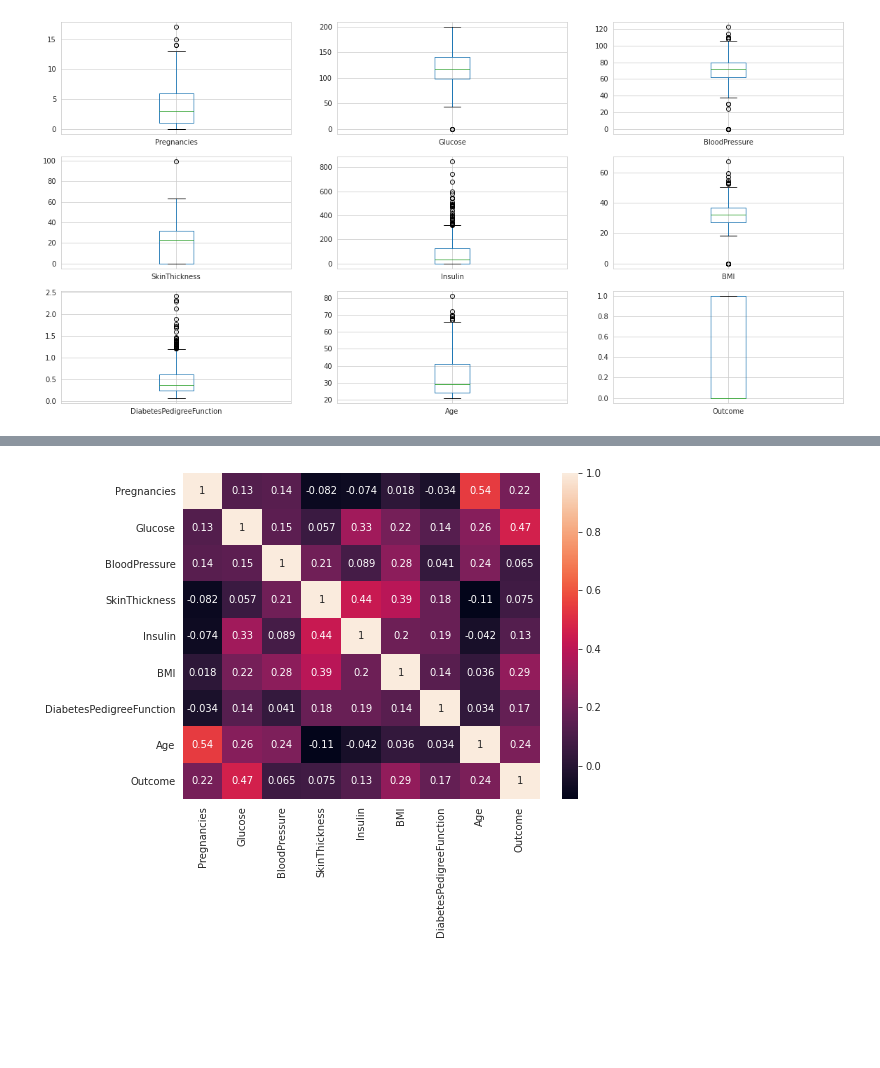
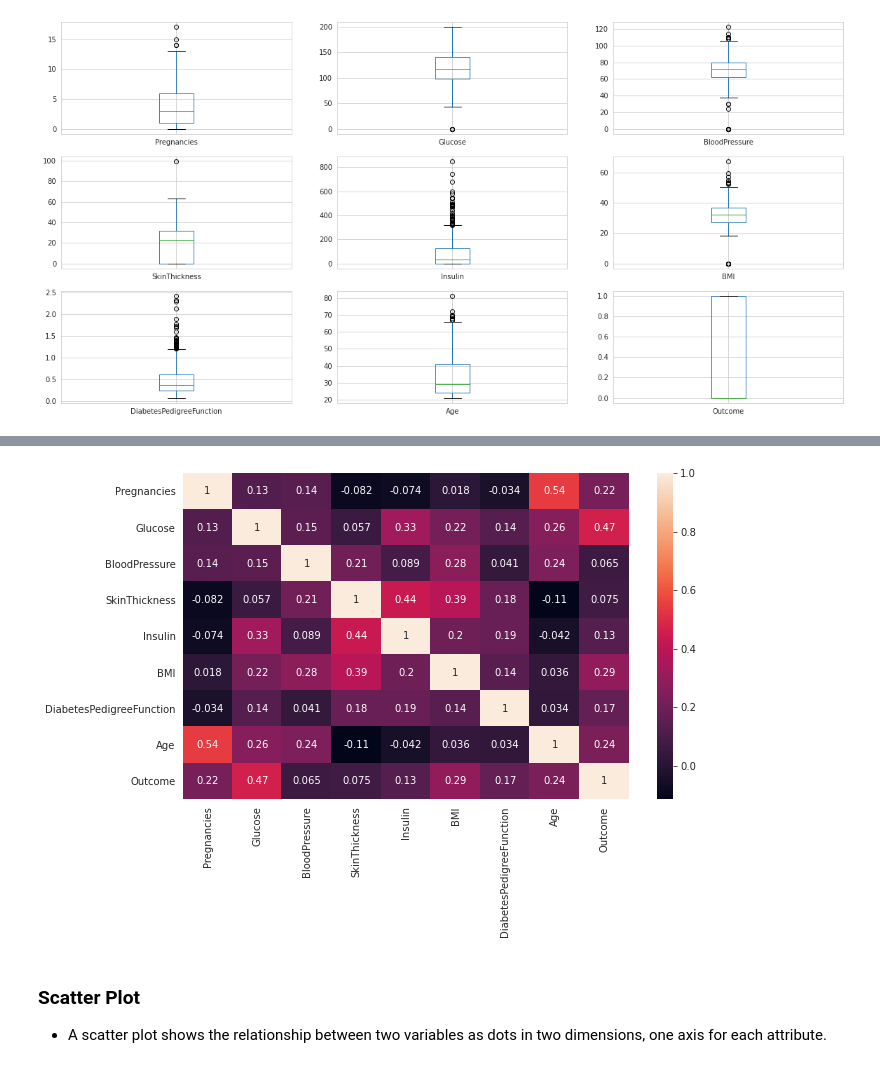
Before and after one commit to hossainlab/aml4h, a Jupyter notebook: book/_build/jupyter_execute/notebooks/02-Exploring-Data-wtih-Visualization.ipynb, the cells around one changed output, grey strips where cells are left out. Drawn from its saved outputs; the diff is of its cells as text; code cells hidden in the pictures; blank space fills up the shorter version.

Commit message:
eda&visualization

```diff
--- a/book/_build/jupyter_execute/notebooks/02-Exploring-Data-wtih-Visualization.ipynb
+++ b/book/_build/jupyter_execute/notebooks/02-Exploring-Data-wtih-Visualization.ipynb
@@ -43,7 +82,10 @@ plt.show()
 # %%
-plt.figure(figsize=(8,6))
+plt.figure(figsize=(10,6))
 corr = df.corr()
 sns.heatmap(corr, annot=True)
 plt.show()
 # %% [output]
-[figure, old version]
+[figure, new version]
+# %% [markdown]
+### Scatter Plot
+- A scatter plot shows the relationship between two variables as dots in two dimensions, one axis for each attribute.
```
Also changed, not shown: parts of 18 cells of this notebook, 28 other files.
